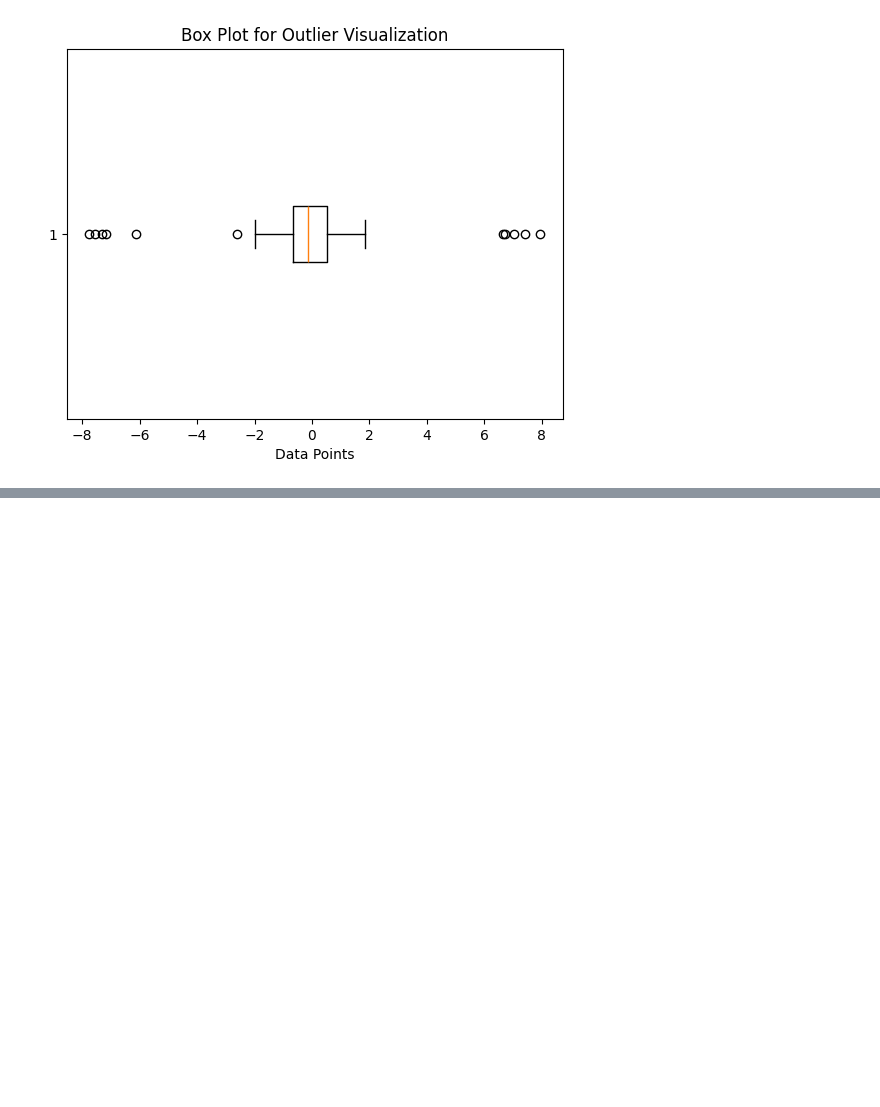
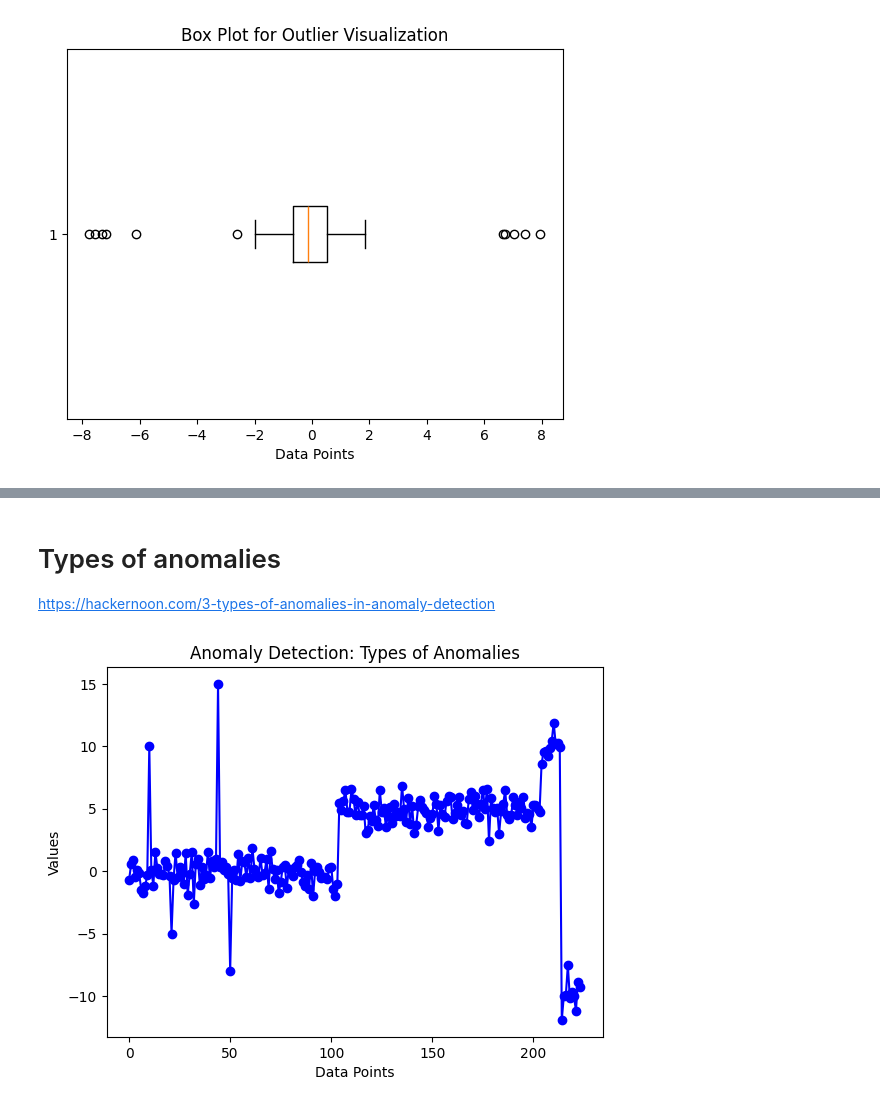
Before and after one commit to pm012/DataScience_sandbox, a Jupyter notebook: notebooks/module6/module6_2.ipynb, the cells around one changed output, grey strips where cells are left out. Drawn from its saved outputs; the diff is of its cells as text; code cells hidden in the pictures; blank space fills up the shorter version.

Commit message:
Anomalies and anomaly detection methodss

```diff
--- a/notebooks/module6/module6_2.ipynb
+++ b/notebooks/module6/module6_2.ipynb
@@ -26,0 +78,39 @@ plt.show()
+# %% [markdown]
+# Types of anomalies
+
+https://hackernoon.com/3-types-of-anomalies-in-anomaly-detection
+# %%
+import numpy as np
+import matplotlib.pyplot as plt
+import random
+
+# Generate example data with anomalies
+np.random.seed(42)
+
+# Generate normal data
+normal_data = np.random.normal(loc=0, scale=1, size=100)
+
+# Introduce point anomalies
+point_anomalies = np.array([10, -8, 15, -5])
+
+# Introduce contextual anomalies (shift the entire distribution)
+contextual_anomalies = normal_data + 5
+
+# Introduce collective anomalies (create a cluster of anomalies)
+cluster_anomalies = np.concatenate([np.random.normal(loc=10, scale=1, size=10), np.random.normal(loc=-10, scale=1, size=10)])
+
+# Combine normal data with anomalies
+data = np.concatenate([normal_data, point_anomalies])#, contextual_anomalies, cluster_anomalies, normal_data])
+np.random.shuffle(data)
+data = np.concatenate([data, contextual_anomalies, cluster_anomalies])
+
+# Create a line plot to visualize anomalies
+plt.plot(data, marker = 'o', color ='b')
+#plt.scatter(range(len(data)), data, marker='o', color='b')
+plt.title('Anomaly Detection: Types of Anomalies')
+plt.xlabel('Data Points')
+plt.ylabel('Values')
+
+plt.show()
+# %% [output]
+[figure, added]
```
Also changed, not shown: parts of 29 cells of this notebook.
